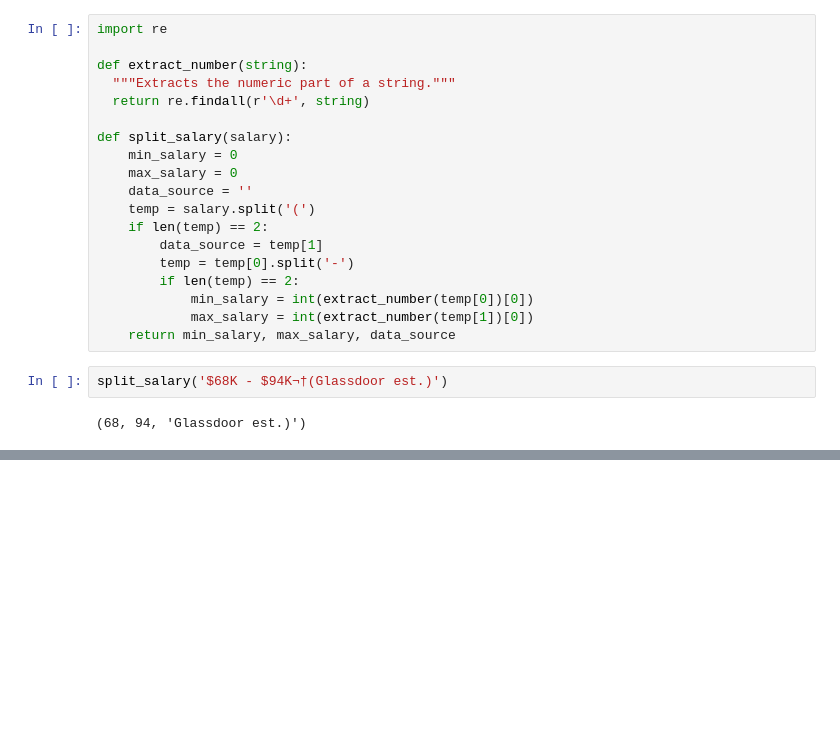
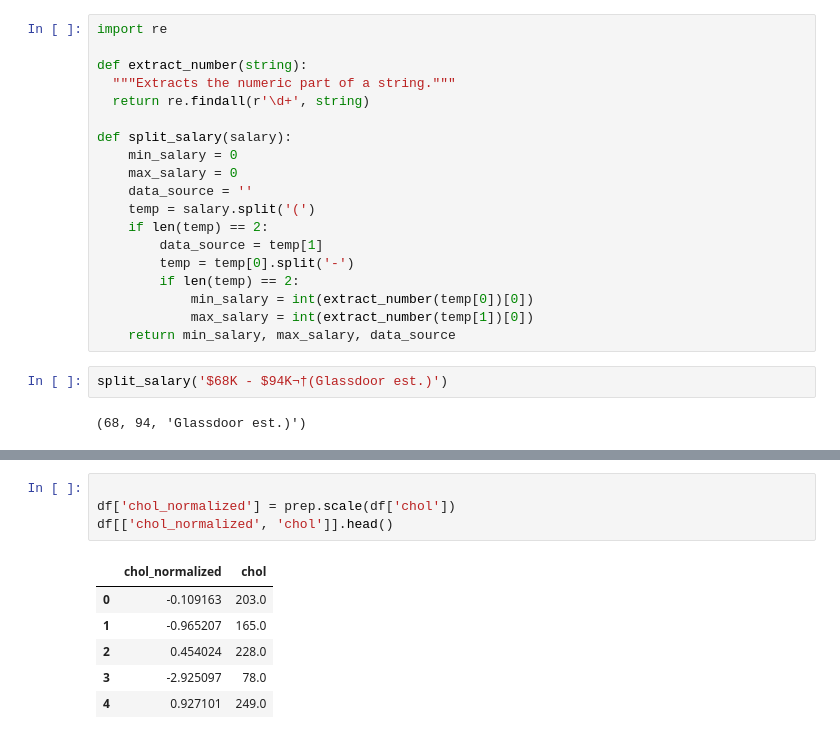
Before and after one commit to dbabichenko/python_for_data_and_analytics, a Jupyter notebook: Class Examples/Spring2025/data_cleaning.ipynb, the cells around one changed output, grey strips where cells are left out. Cells and saved outputs as stored; diff of their text form; blank space fills up the shorter version.

```diff
--- a/Class Examples/Spring2025/data_cleaning.ipynb
+++ b/Class Examples/Spring2025/data_cleaning.ipynb
@@ -537,0 +561,11 @@ split_salary('$68K - $94K¬†(Glassdoor est.)')
+# %%
+
+df['chol_normalized'] = prep.scale(df['chol'])
+df[['chol_normalized', 'chol']].head()
+# %% [output]
+|  | chol_normalized | chol |
+| 0 | -0.109163 | 203.0 |
+| 1 | -0.965207 | 165.0 |
+| 2 | 0.454024 | 228.0 |
+| 3 | -2.925097 | 78.0 |
+| 4 | 0.927101 | 249.0 |
```
Also changed, not shown: parts of 5 cells of this notebook.
